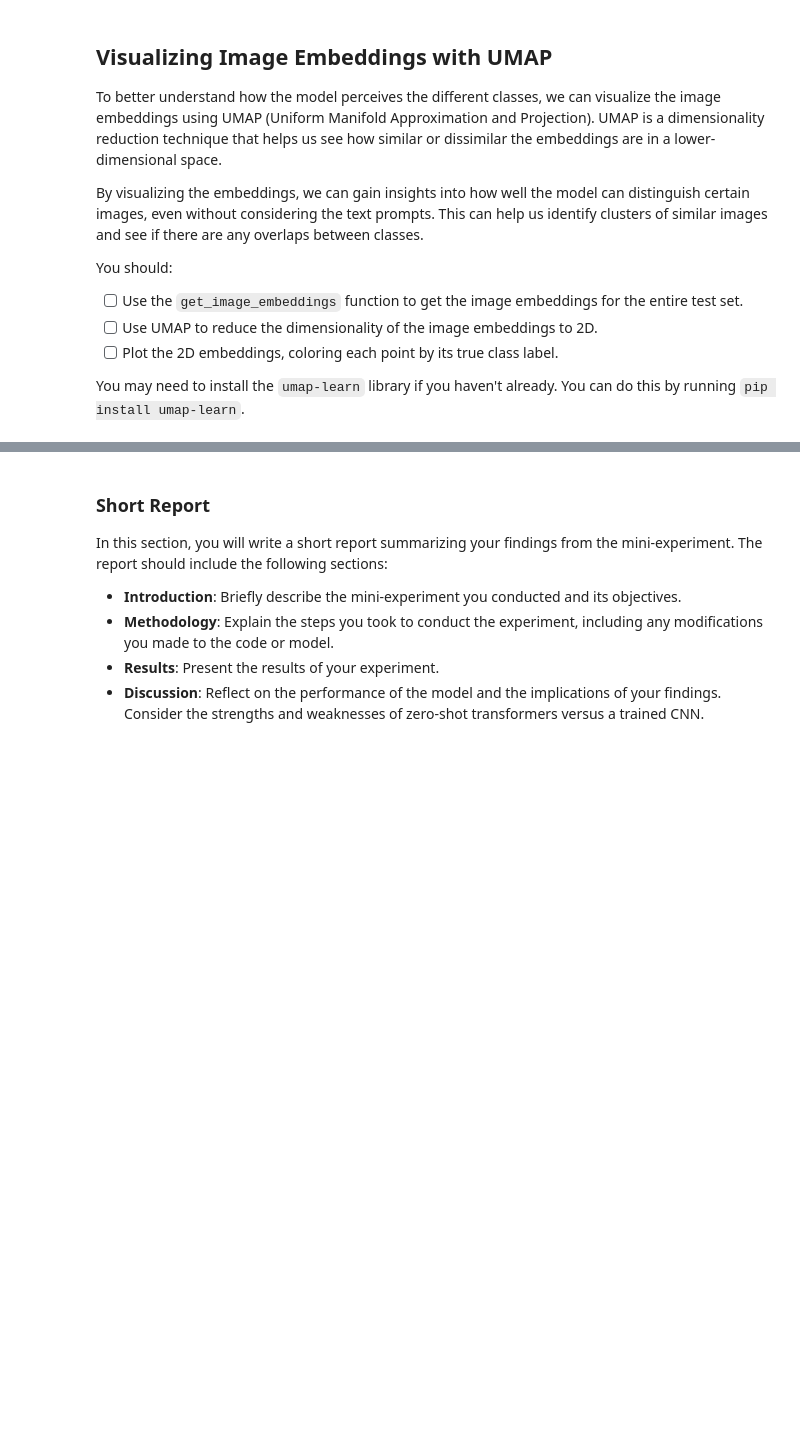
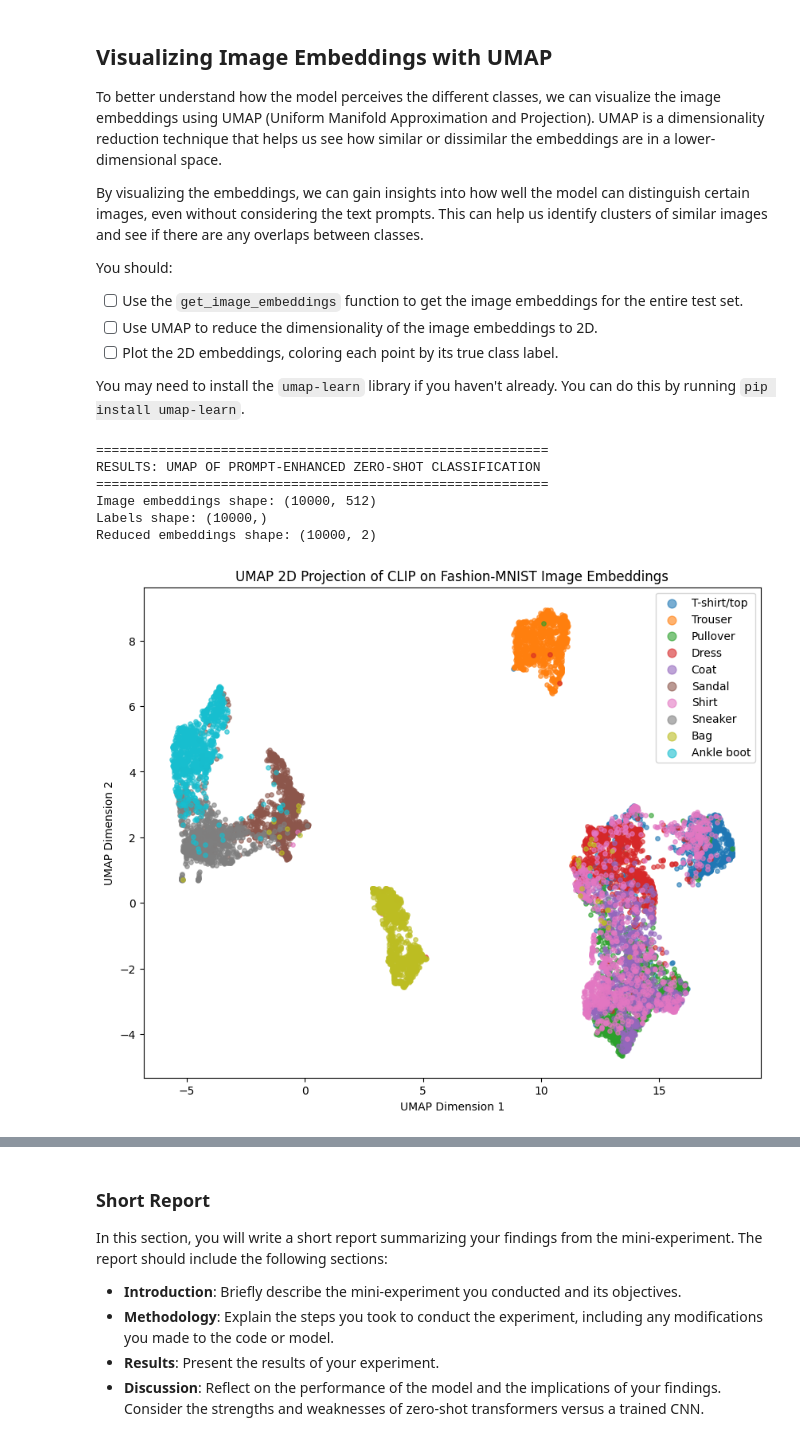
Before and after one commit to hwalia/deep_learning, a Jupyter notebook: 02_activities/assignments/assignment_2.ipynb, the cells around one changed output, grey strips where cells are left out. Cells and saved outputs as stored; diff of their text form; code cells hidden in the pictures; blank space fills up the shorter version.

```diff
--- a/02_activities/assignments/assignment_2.ipynb
+++ b/02_activities/assignments/assignment_2.ipynb
@@ -429,16 +576,64 @@ all_img_emb = []
 all_labels  = []
 
 for pixel_values, labels in test_loader:
+    # normalized embeddings
+    img_emb = get_image_embeddings(pixel_values)
 
+    # extract and store image embeddings and labels
+    all_img_emb.append(img_emb.cpu())
+    all_labels.extend(labels.numpy())
+
+# concatenate embeddings into array
+all_img_emb = torch.cat(all_img_emb, dim=0).numpy()
+all_labels = np.array(all_labels)
 
 # ------------------------------------------------------------
 # 2. Fit UMAP
 # ------------------------------------------------------------
-
-
-# ------------------------------------------------------------
-# 3. Plot coloured by ground-truth label
-# ------------------------------------------------------------
+umap_reducer = UMAP(
+    n_components = 2,
+    n_neighbors = 15,
+    random_state = 42
+)
+embeddings_2d = umap_reducer.fit_transform(all_img_emb)
+# %%
+
+# sanity checks
+print(f"Image embeddings shape: {all_img_emb.shape}")
+print(f"Labels shape: {all_labels.shape}")
+print(f"Reduced embeddings shape: {embeddings_2d.shape}")
+
+# ------------------------------------------------------------
+# 3. Plot coloured by ground-truth label
+# ------------------------------------------------------------
+plt.figure(figsize=(10,8))
+cmap = plt.get_cmap("tab10") # distinct
+
+# scatter plot points for each class
+for idx, name in enumerate(CLASS_NAMES):
+    mask = all_labels == idx
+    plt.scatter(
+        embeddings_2d[mask, 0],
+        embeddings_2d[mask, 1],
+        s = 15,
+        alpha = 0.6,
+        label = name,
+        color = cmap(idx)
+    )
+
+plt.title('UMAP 2D Projection of CLIP on Fashion-MNIST Image Embeddings')
+plt.xlabel('UMAP Dimension 1')
+plt.ylabel('UMAP Dimension 2')
+plt.legend(markerscale = 2)
+plt.show()
+# %% [output]
+==========================================================
+RESULTS: UMAP OF PROMPT-ENHANCED ZERO-SHOT CLASSIFICATION
+==========================================================
+Image embeddings shape: (10000, 512)
+Labels shape: (10000,)
+Reduced embeddings shape: (10000, 2)
+[figure, added]
 # %% [markdown]
 The UMAP embeddings allow us to see how separable or non-separable different classes are with our specific model. If two specific images are very similar, then they will be placed near each other on this graph.
 
```
Also changed, not shown: parts of 26 cells of this notebook.
